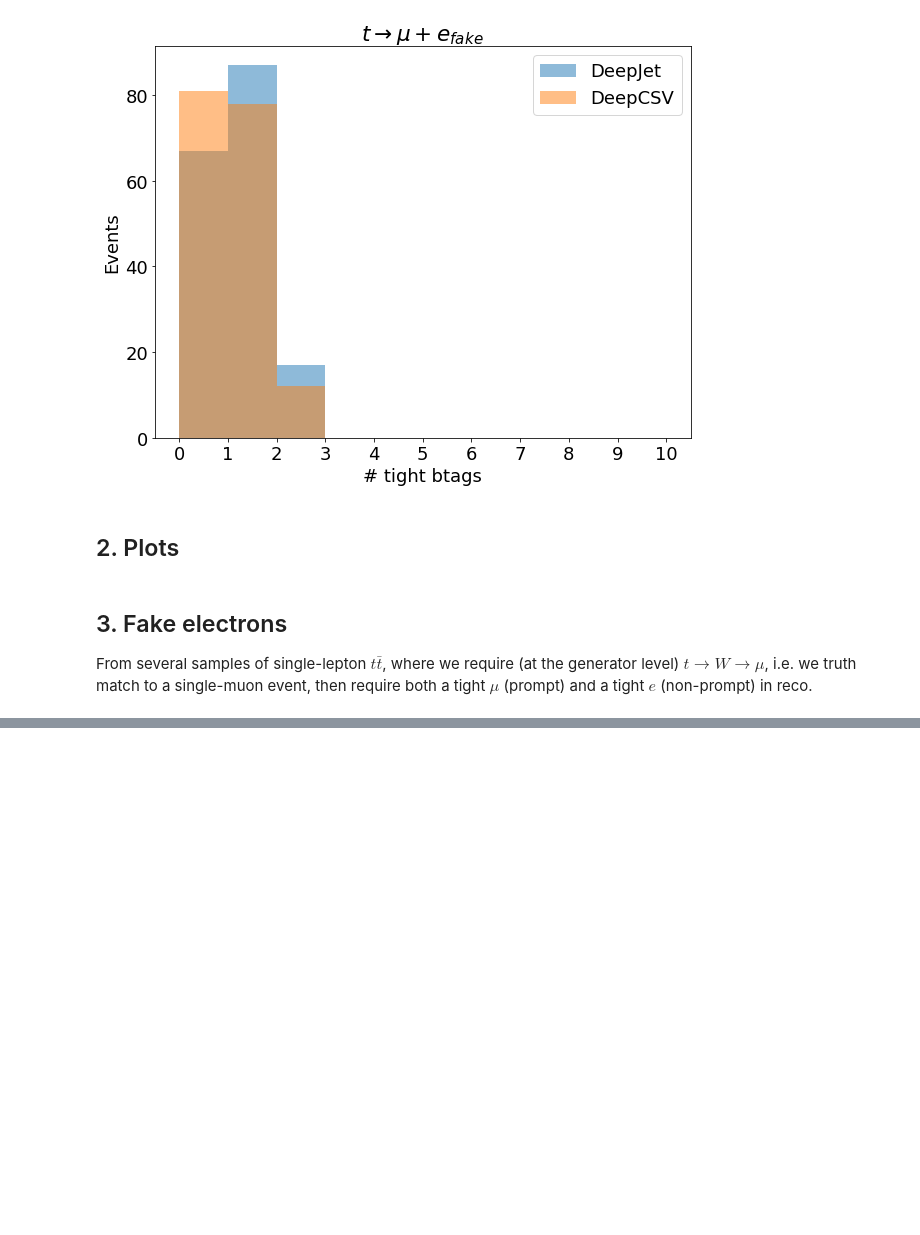
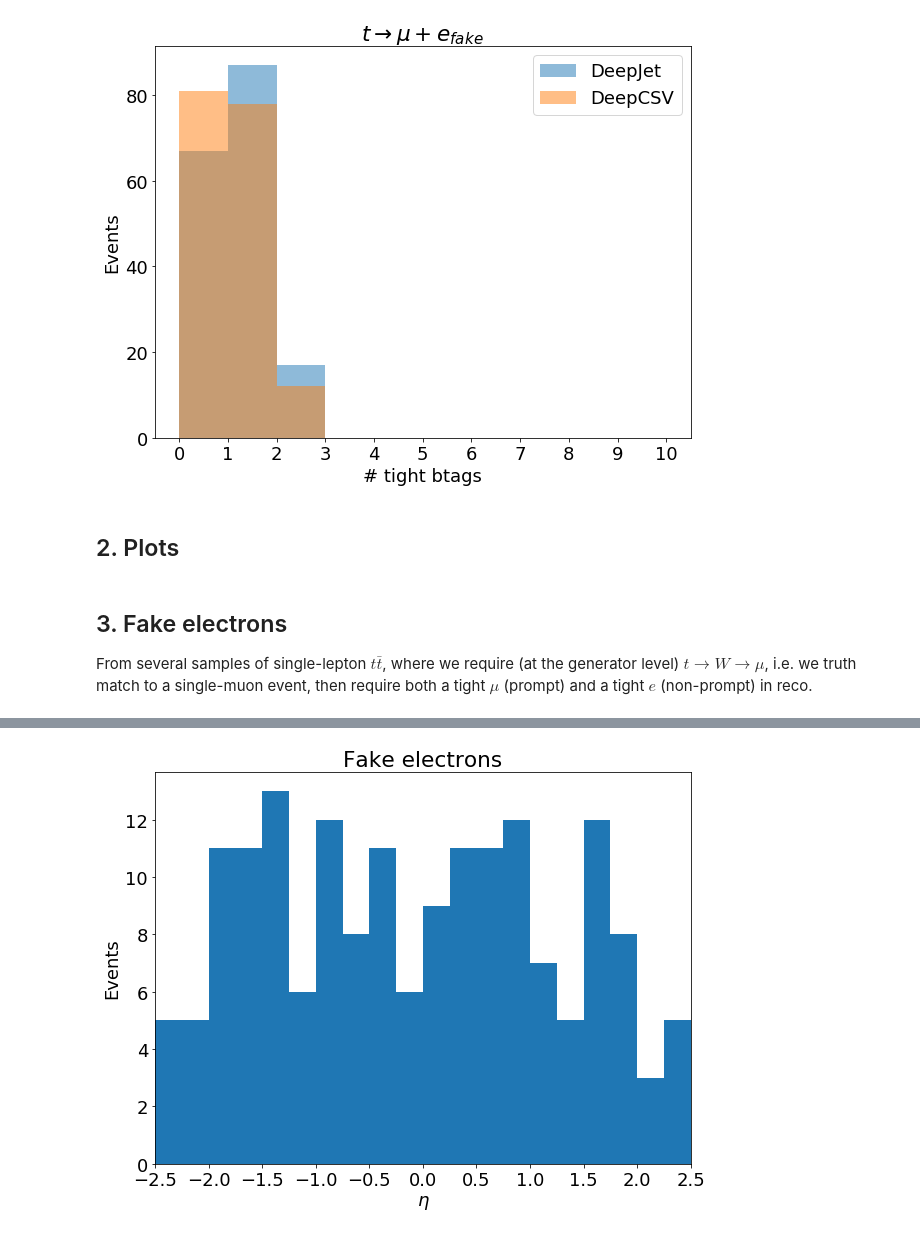
Before and after one commit to jkguiang/NanoTools, a Jupyter notebook: studies/fakes/btags.ipynb, the cells around one changed output, grey strips where cells are left out. Drawn from its saved outputs; the diff is of its cells as text; code cells hidden in the pictures; blank space fills up the shorter version.

```diff
--- a/studies/fakes/btags.ipynb
+++ b/studies/fakes/btags.ipynb
@@ -138,0 +142,13 @@ plt.legend(title="DeepJet (loose)");
+# %%
+fig = plt.figure(figsize=(6.4*1.5,4.8*1.5))
+axes = plt.subplot(111)
+
+plt.hist(fake_els_df.fake_eta, bins=np.linspace(-2.5,2.5,21));
+
+plt.title("Fake electrons")
+plt.xticks(np.linspace(-2.5,2.5,11));
+plt.xlabel(r"$\eta$")
+plt.ylabel("Events")
+axes.margins(x=0) # Remove x-axis margins
+# %% [output]
+[figure, added]
```
Also changed, not shown: parts of 9 cells of this notebook.
